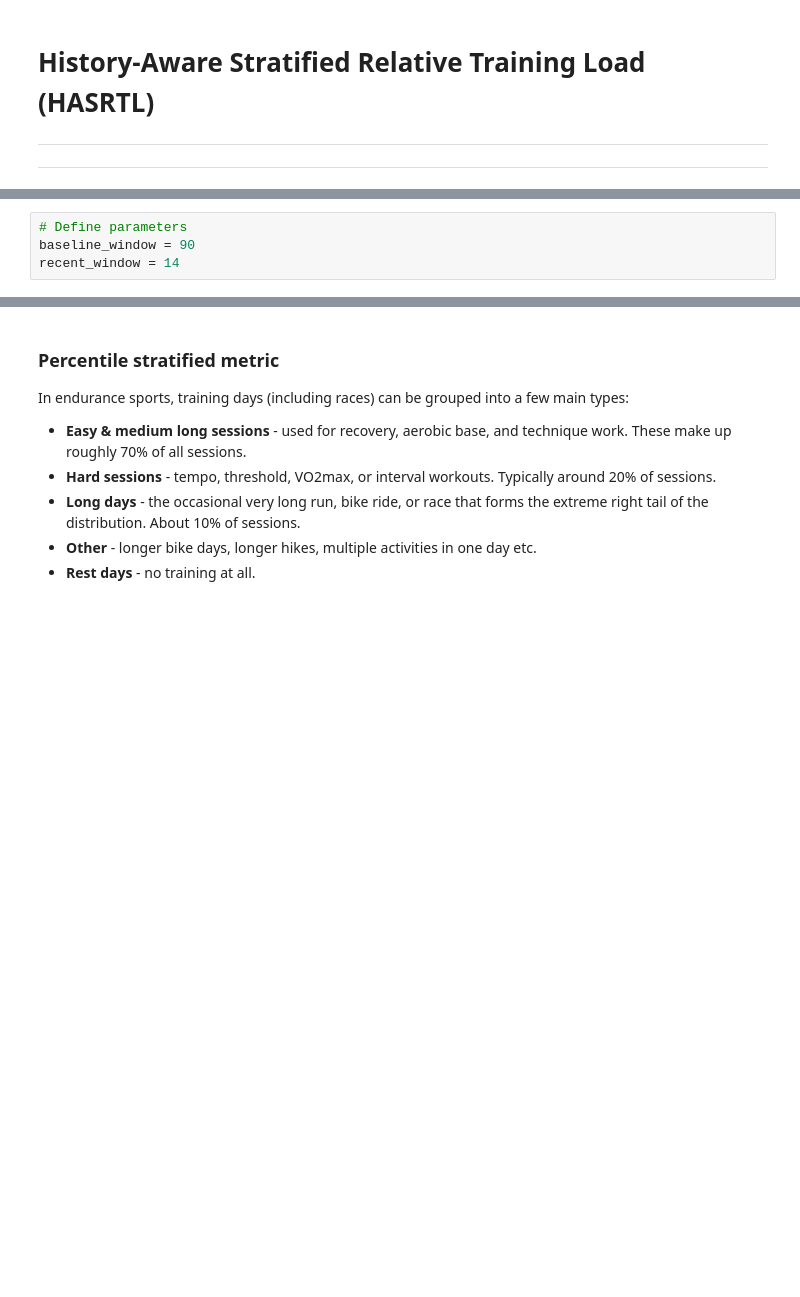
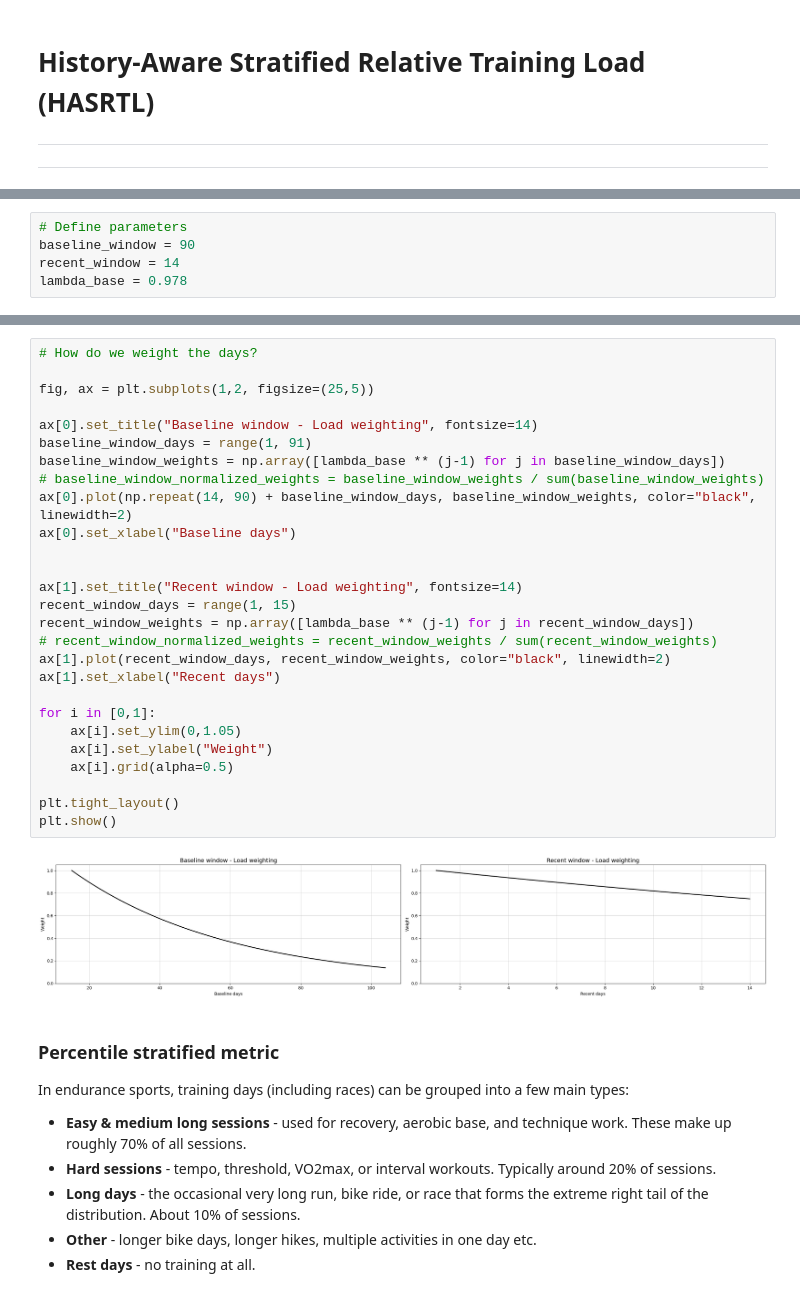
Before and after one commit to 1312Bravo/TrainingPeaks_customLog, a Jupyter notebook: analysis/relative_training_load/development.ipynb, the cells around one changed output, grey strips where cells are left out. Saved outputs shown, nothing was run; the diff lists cells and outputs as text; blank space fills up the shorter version.

```diff
--- a/analysis/relative_training_load/development.ipynb
+++ b/analysis/relative_training_load/development.ipynb
@@ -212,3 +225,4 @@ We can think of this in two complementary components:
 # Define parameters
 baseline_window = 90
 recent_window = 14
+lambda_base = 0.978
@@ -215,3 +238,32 @@ recent_window = 14
+# %%
+# How do we weight the days?
+
+fig, ax = plt.subplots(1,2, figsize=(25,5))
+
+ax[0].set_title("Baseline window - Load weighting", fontsize=14)
+baseline_window_days = range(1, 91)
+baseline_window_weights = np.array([lambda_base ** (j-1) for j in baseline_window_days])
+# baseline_window_normalized_weights = baseline_window_weights / sum(baseline_window_weights)
+ax[0].plot(np.repeat(14, 90) + baseline_window_days, baseline_window_weights, color="black", linewidth=2)
+ax[0].set_xlabel("Baseline days")
+
+
+ax[1].set_title("Recent window - Load weighting", fontsize=14)
+recent_window_days = range(1, 15)
+recent_window_weights = np.array([lambda_base ** (j-1) for j in recent_window_days])
+# recent_window_normalized_weights = recent_window_weights / sum(recent_window_weights)
+ax[1].plot(recent_window_days, recent_window_weights, color="black", linewidth=2)
+ax[1].set_xlabel("Recent days")
+
+for i in [0,1]:
+    ax[i].set_ylim(0,1.05)
+    ax[i].set_ylabel("Weight")
+    ax[i].grid(alpha=0.5)
+
+plt.tight_layout()
+plt.show()
+# %% [output]
+[figure, added]
 # %% [markdown]
 ### Percentile stratified metric
 
```
Also changed, not shown: parts of 4 cells of this notebook.
